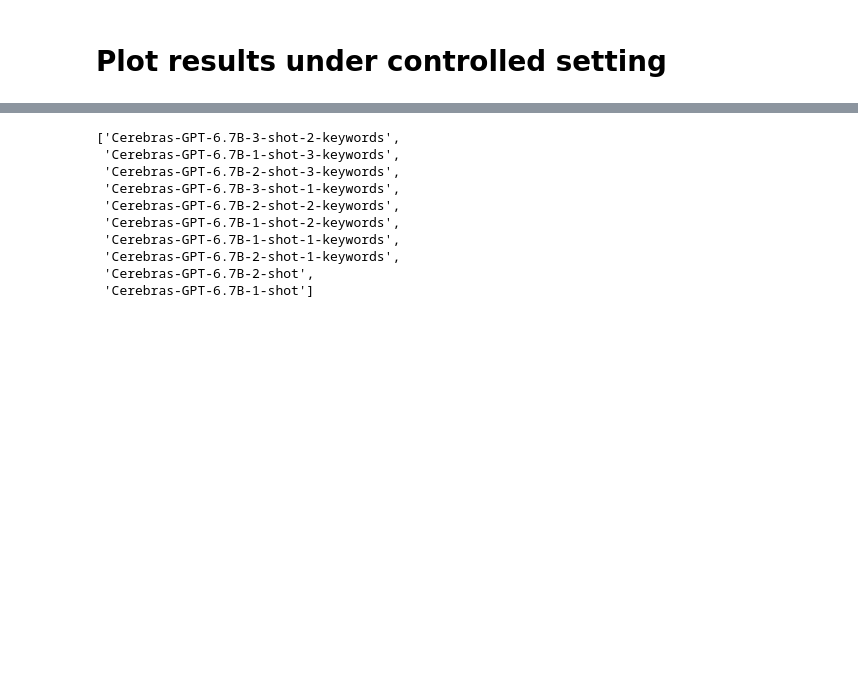
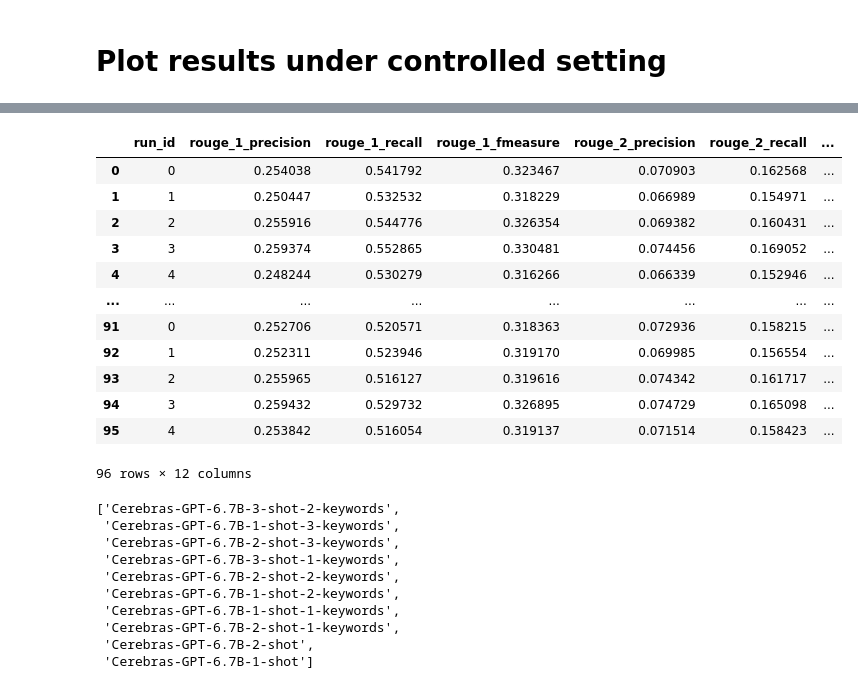
Before and after one commit to t170815518/control_dialogue_summarization_evaluation_benchmark, a Jupyter notebook: wandb.ipynb, the cells around one changed output, grey strips where cells are left out. Cells and saved outputs as stored; diff of their text form; code cells hidden in the pictures; blank space fills up the shorter version.

```diff
--- a/wandb.ipynb
+++ b/wandb.ipynb
@@ -259,3 +254,19 @@ rouge_table
+# %%
+rouge_table
+# %% [output]
+|  | run_id | rouge_1_precision | rouge_1_recall | rouge_1_fmeasure | rouge_2_precision | rouge_2_recall | ... |
+| 0 | 0 | 0.254038 | 0.541792 | 0.323467 | 0.070903 | 0.162568 | ... |
+| 1 | 1 | 0.250447 | 0.532532 | 0.318229 | 0.066989 | 0.154971 | ... |
+| 2 | 2 | 0.255916 | 0.544776 | 0.326354 | 0.069382 | 0.160431 | ... |
+| 3 | 3 | 0.259374 | 0.552865 | 0.330481 | 0.074456 | 0.169052 | ... |
+| 4 | 4 | 0.248244 | 0.530279 | 0.316266 | 0.066339 | 0.152946 | ... |
+| ... | ... | ... | ... | ... | ... | ... | ... |
+| 91 | 0 | 0.252706 | 0.520571 | 0.318363 | 0.072936 | 0.158215 | ... |
+| 92 | 1 | 0.252311 | 0.523946 | 0.319170 | 0.069985 | 0.156554 | ... |
+| 93 | 2 | 0.255965 | 0.516127 | 0.319616 | 0.074342 | 0.161717 | ... |
+| 94 | 3 | 0.259432 | 0.529732 | 0.326895 | 0.074729 | 0.165098 | ... |
+| 95 | 4 | 0.253842 | 0.516054 | 0.319137 | 0.071514 | 0.158423 | ... |
+96 rows × 12 columns
 # %%
 mean_df = rouge_table.groupby('k').mean() * 100
 mean_df[[x for x in mean_df.columns if 'fmeasure' in x]]
```
Also changed, not shown: parts of 8 cells of this notebook.
